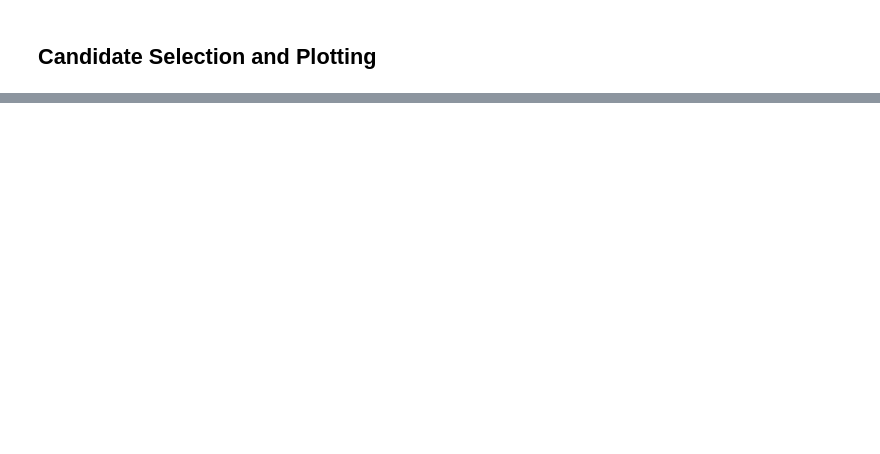
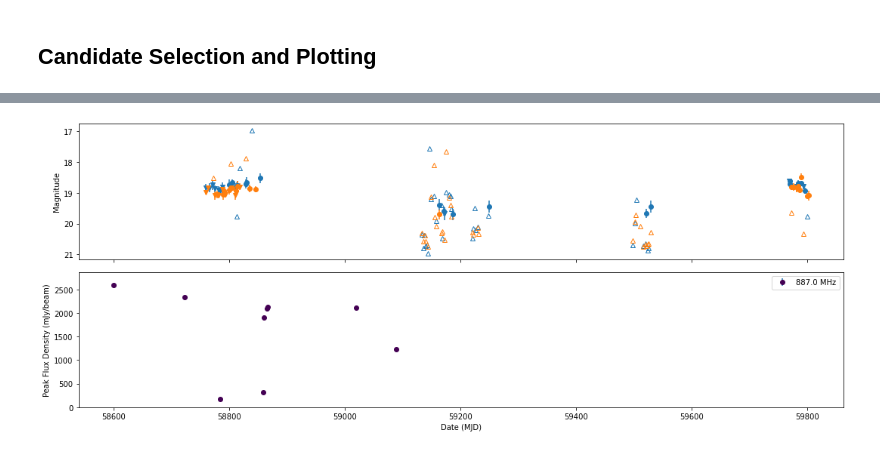
Before and after one commit to CallanG258/Project_VAST_FINK, a Jupyter notebook: VAST_and_FINK_Combined_Plotting.ipynb, the cells around one changed output, grey strips where cells are left out. Cells and saved outputs as stored; diff of their text form; code cells hidden in the pictures; blank space fills up the shorter version.

Commit message:
Projecttools modification and Lightcurve/Cutout plotting edits

```diff
--- a/VAST_and_FINK_Combined_Plotting.ipynb
+++ b/VAST_and_FINK_Combined_Plotting.ipynb
@@ -84,0 +46,2 @@ def plot_photometry(pdf,VAST_ID):
+# %%
+cms_candidates = pro.eta_v_candidate_filter(cms,my_run,eta_thresh,v_thresh)
@@ -84,0 +54,3 @@ def plot_photometry(pdf,VAST_ID):
+# %%
+cms_candidates_selection = cms_candidates.query('family == "Radio"')
+len(cms_candidates_selection)
@@ -85,6 +59,6 @@ def plot_photometry(pdf,VAST_ID):
 # %%
 #retreiving object data for several objects at once using the objectId list (with upperlim):
-Idlist=cms['objectId'].to_list()
+Idlist=cms_candidates_selection['objectId'].to_list()
 
 #defining column array for cutouts
 cutouts=[
@@ -97,7 +71,7 @@ cutouts=[
 r = requests.post(
   'https://fink-portal.org/api/v1/objects',
   json={
-    'objectId': 'ZTF20abodlgl',
+    'objectId': ','.join(Idlist),
     'output-format': 'json',
     'withcutouts': 'True',
     'cols': ','.join(cutouts),
@@ -199,0 +99,6 @@ all_cutouts = vast_source.show_all_png_cutouts(columns=3, figsize=(10,10))
+# %%
+VAST_ID=3187458
+FINK_ID='ZTF18abqsfre'
+pro.plot_lightcurves(my_run,fsd,VAST_ID,FINK_ID)
+# %% [output]
+[figure, added]
```
Also changed, not shown: parts of 28 cells of this notebook, 2 other files.
